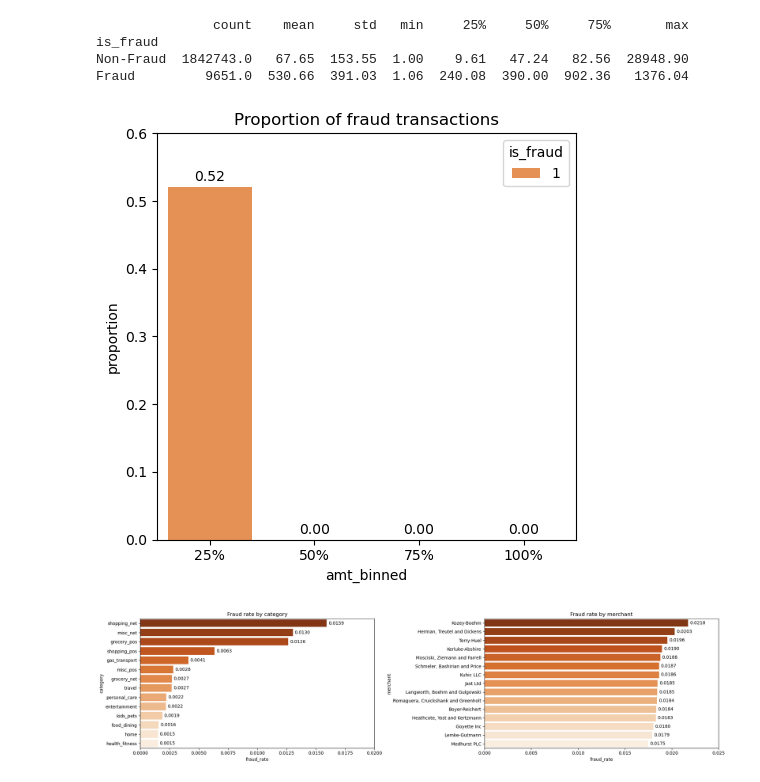
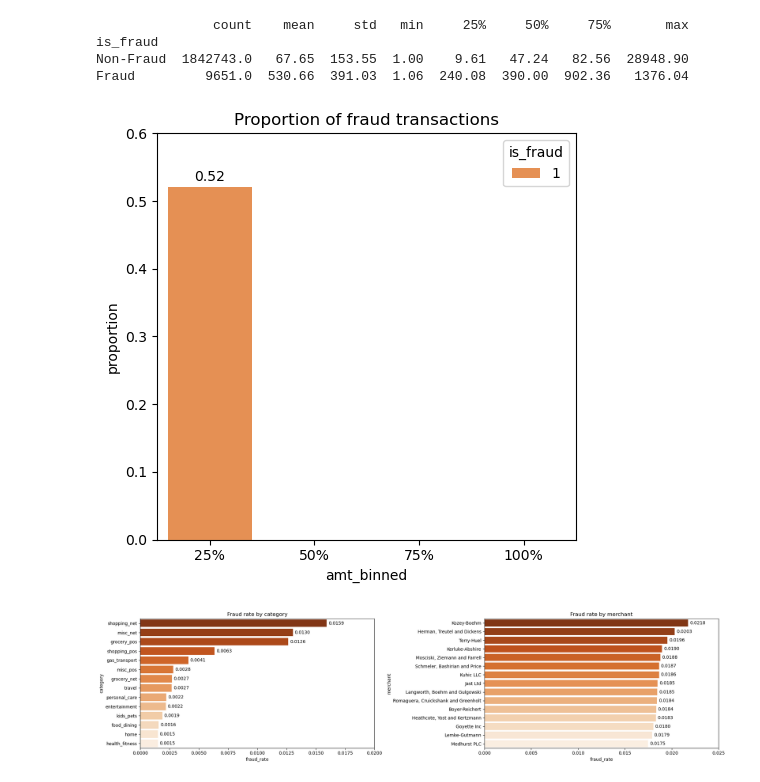
Before and after one commit to 0xsquawk/fraud-detection, a Jupyter notebook: fraud_analytics.ipynb, the cells around one changed output. Saved outputs shown, nothing was run; the diff lists cells and outputs as text; code cells hidden in the pictures.

```diff
--- a/fraud_analytics.ipynb
+++ b/fraud_analytics.ipynb
@@ -233,23 +233,23 @@ Fraud         9651.0  530.66  391.03  1.06  240.08  390.00  902.36   1376.04
 # %%
 # Comparing fraud rate across transaction groups
 # Binning amount by range and finding the proportion of fraud transactions in each group
 bins = np.linspace(df['amt'].min(), df['amt'].max(), 5)
 group_names = ["25%", "50%", "75%", "100%"]
 df['amt_binned'] = pd.cut(df['amt'], bins, labels=group_names, include_lowest=True)
 
-fraud_prop = (df.groupby('amt_binned')['is_fraud'].value_counts(normalize=True) * 100).reset_index().query("is_fraud == 1")
+fraud_prop = (df.groupby('amt_binned', observed=True)['is_fraud'].value_counts(normalize=True) * 100).reset_index().query("is_fraud == 1")
 
 # Plotting it using a bar plot
 plt.figure(figsize=(5,5))
 ax = sns.barplot(data=fraud_prop, x='amt_binned', y='proportion', hue='is_fraud', palette='Oranges')
 plt.title("Proportion of fraud transactions")
 ax.set_ylim(0, 0.6)
 for container in ax.containers:
     ax.bar_label(container, fmt='%.2f', padding=2)
 plt.tight_layout()
 plt.show()
 # %% [output]
-[figure, old version]
+[figure, new version]
 # %%
 # Calculate fraud rate by category
 fraud_rate_cat = df.groupby(['category'])['is_fraud'].sum().reset_index()
```
Also changed, not shown: parts of 12 cells of this notebook.
